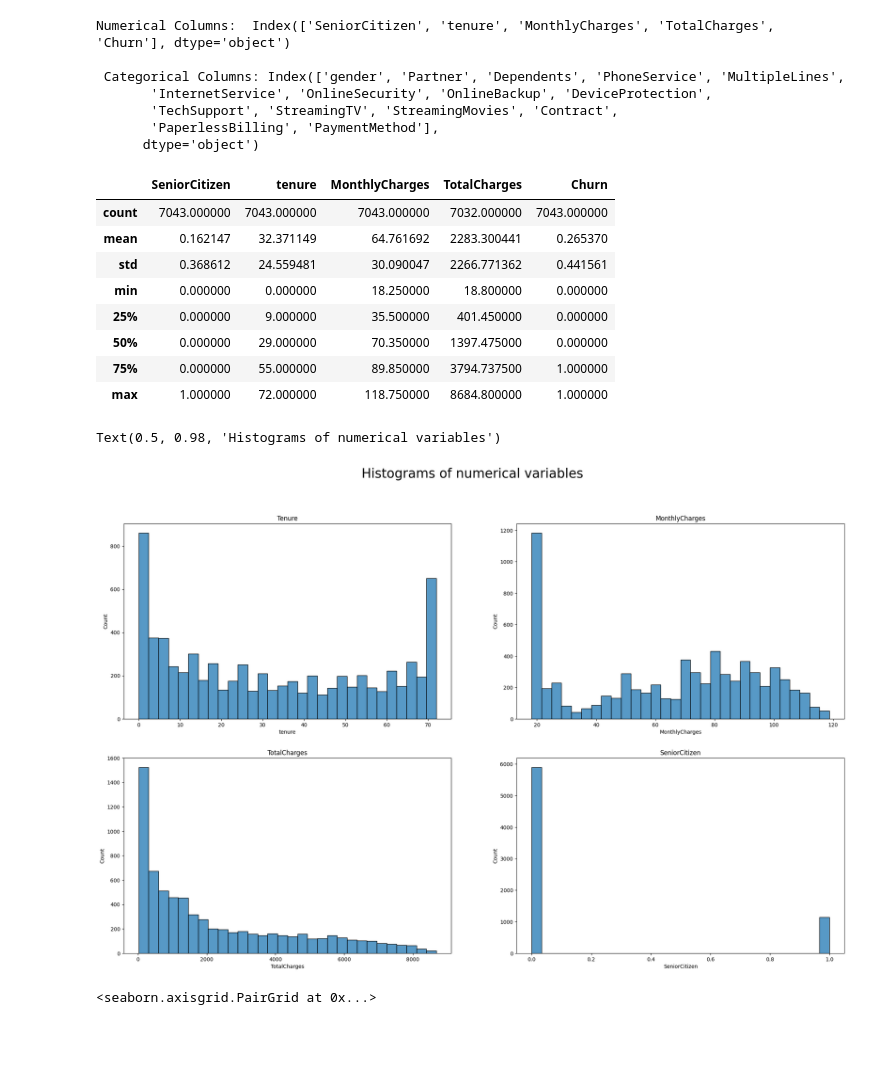
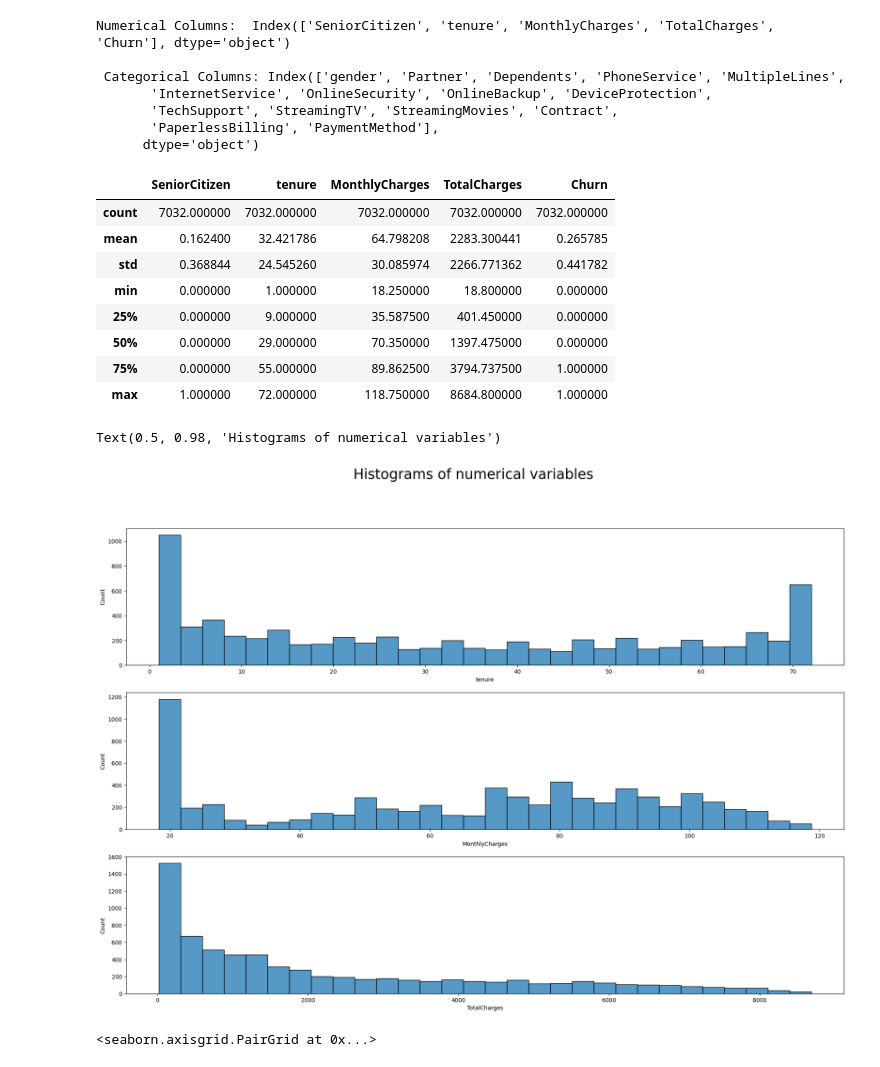
Before and after one commit to GrzegKrajewski/Churn_Pred_XGB_LR_RF, a Jupyter notebook: Code.ipynb, the cells around one changed output. Drawn from its saved outputs; the diff is of its cells as text; code cells hidden in the pictures; blank space fills up the shorter version.

```diff
--- a/Code.ipynb
+++ b/Code.ipynb
@@ -105,3 +105,7 @@ Our data is complete. No records are duplicated nor missing. We will modify few
 df=df.drop(columns='customerID',axis=1)
 # we encountered a problem when converting Charges to float type, there were empty values. We converted them to Nan's and then converted column to float
 df['TotalCharges']=df['TotalCharges'].apply(lambda x: x if x!= ' ' else np.nan).astype(float)
+print(df['TotalCharges'].isna().sum(), 'number of NAs')
+# we will drop them because their number is irrelevant
+df=df.dropna()
+print(df['TotalCharges'].isna().sum(), 'number of NAs post deletion')
@@ -146,25 +154,24 @@ Numerical Columns:  Index(['SeniorCitizen', 'tenure', 'MonthlyCharges', 'TotalCh
 df[num_cols].describe()
 # %% [output]
 |  | SeniorCitizen | tenure | MonthlyCharges | TotalCharges | Churn |
-| count | 7043.000000 | 7043.000000 | 7043.000000 | 7032.000000 | 7043.000000 |
-| mean | 0.162147 | 32.371149 | 64.761692 | 2283.300441 | 0.265370 |
-| std | 0.368612 | 24.559481 | 30.090047 | 2266.771362 | 0.441561 |
-| min | 0.000000 | 0.000000 | 18.250000 | 18.800000 | 0.000000 |
-| 25% | 0.000000 | 9.000000 | 35.500000 | 401.450000 | 0.000000 |
+| count | 7032.000000 | 7032.000000 | 7032.000000 | 7032.000000 | 7032.000000 |
+| mean | 0.162400 | 32.421786 | 64.798208 | 2283.300441 | 0.265785 |
+| std | 0.368844 | 24.545260 | 30.085974 | 2266.771362 | 0.441782 |
+| min | 0.000000 | 1.000000 | 18.250000 | 18.800000 | 0.000000 |
+| 25% | 0.000000 | 9.000000 | 35.587500 | 401.450000 | 0.000000 |
 | 50% | 0.000000 | 29.000000 | 70.350000 | 1397.475000 | 0.000000 |
-| 75% | 0.000000 | 55.000000 | 89.850000 | 3794.737500 | 1.000000 |
+| 75% | 0.000000 | 55.000000 | 89.862500 | 3794.737500 | 1.000000 |
 | max | 1.000000 | 72.000000 | 118.750000 | 8684.800000 | 1.000000 |
 # %%
-fig, ax =plt.subplots(2,2)
+fig, ax =plt.subplots(3,1)
 plt.rcParams["figure.figsize"] = [23, 15]
-sns.histplot(data=df,x='tenure',bins=30,ax=ax[0][0]).set(title='Tenure')
-sns.histplot(data=df,x='MonthlyCharges',bins=30,ax=ax[0][1]).set(title='MonthlyCharges')
-sns.histplot(data=df,x='TotalCharges',bins=30,ax=ax[1][0]).set(title='TotalCharges')
-sns.histplot(data=df,x='SeniorCitizen',bins=30,ax=ax[1][1]).set(title='SeniorCitizen')
+sns.histplot(data=df,x='tenure',bins=30,ax=ax[0])
+sns.histplot(data=df,x='MonthlyCharges',bins=30,ax=ax[1])
+sns.histplot(data=df,x='TotalCharges',bins=30,ax=ax[2])
 fig.suptitle('Histograms of numerical variables',size=25)
 # %% [output]
 Text(0.5, 0.98, 'Histograms of numerical variables')
-[figure, old version]
+[figure, new version]
 # %%
 sns.pairplot(data=df,hue='Churn',corner=True)
 # %% [output]
```
Also changed, not shown: parts of 14 cells of this notebook.
